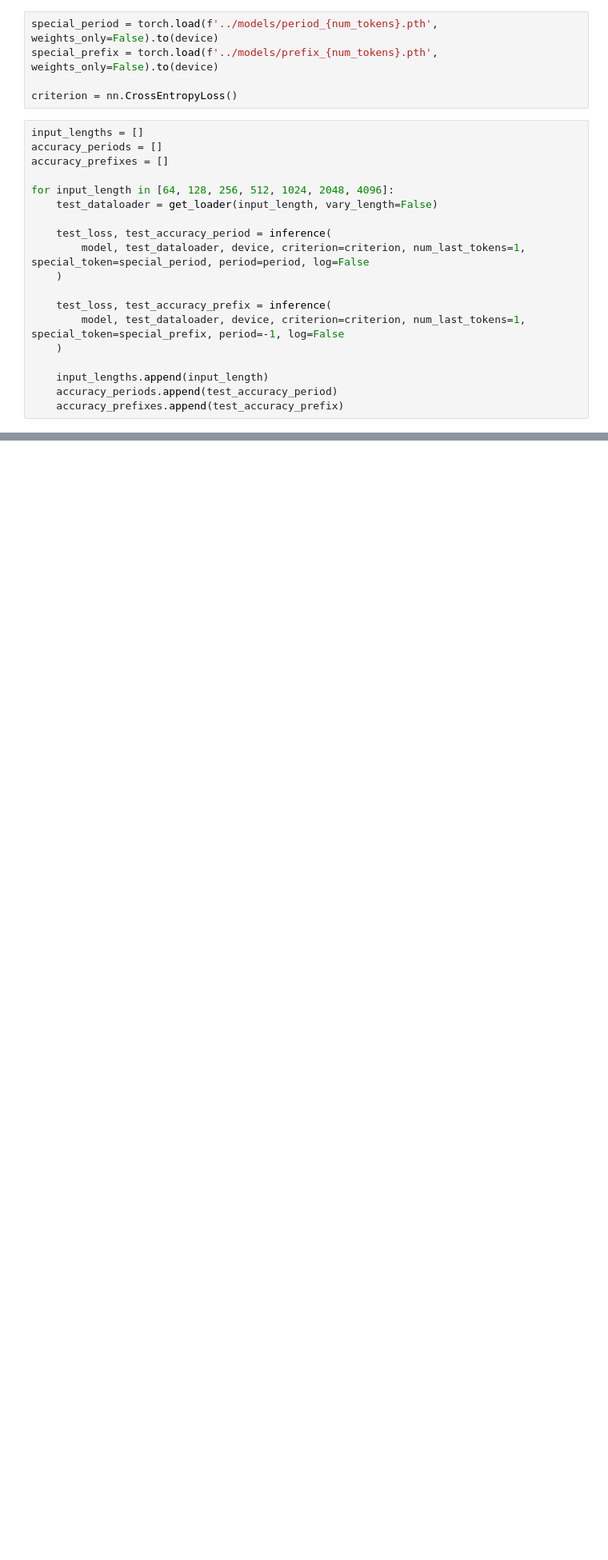
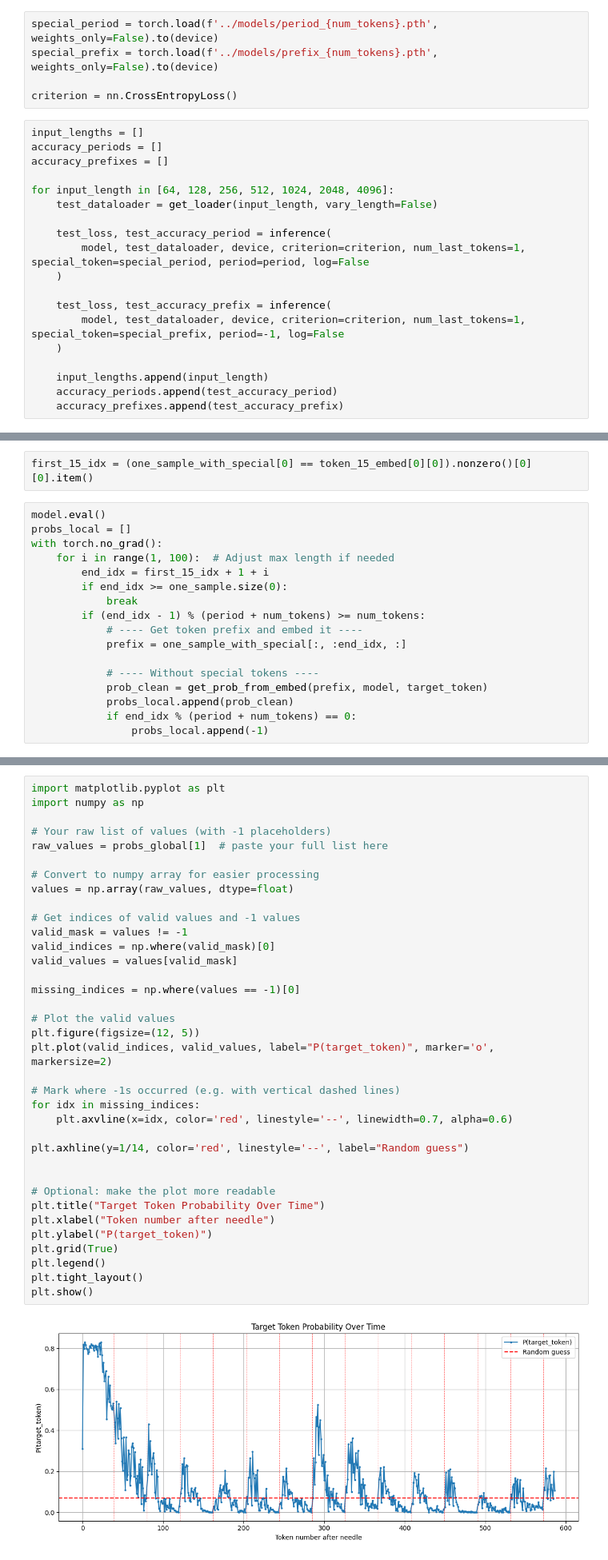
Before and after one commit to AlekseyVlasov/mamba_research, a Jupyter notebook: notebooks/induction_heads.ipynb, the cells around one changed output, grey strips where cells are left out. Shown at 80% size. Saved outputs shown, nothing was run; the diff lists cells and outputs as text; blank space fills up the shorter version.

```diff
--- a/notebooks/induction_heads.ipynb
+++ b/notebooks/induction_heads.ipynb
@@ -131,0 +264,19 @@ plt.show()
+# %%
+first_15_idx = (one_sample_with_special[0] == token_15_embed[0][0]).nonzero()[0][0].item()
+# %%
+model.eval()
+probs_local = []
+with torch.no_grad():
+    for i in range(1, 100):  # Adjust max length if needed
+        end_idx = first_15_idx + 1 + i
+        if end_idx >= one_sample.size(0):
+            break
+        if (end_idx - 1) % (period + num_tokens) >= num_tokens:
+            # ---- Get token prefix and embed it ----
+            prefix = one_sample_with_special[:, :end_idx, :]
+
+            # ---- Without special tokens ----
+            prob_clean = get_prob_from_embed(prefix, model, target_token)
+            probs_local.append(prob_clean)
+            if end_idx % (period + num_tokens) == 0:
+                probs_local.append(-1)
@@ -131,0 +331,38 @@ plt.show()
+# %%
+import matplotlib.pyplot as plt
+import numpy as np
+
+# Your raw list of values (with -1 placeholders)
+raw_values = probs_global[1]  # paste your full list here
+
+# Convert to numpy array for easier processing
+values = np.array(raw_values, dtype=float)
+
+# Get indices of valid values and -1 values
+valid_mask = values != -1
+valid_indices = np.where(valid_mask)[0]
+valid_values = values[valid_mask]
+
+missing_indices = np.where(values == -1)[0]
+
+# Plot the valid values
+plt.figure(figsize=(12, 5))
+plt.plot(valid_indices, valid_values, label="P(target_token)", marker='o', markersize=2)
+
+# Mark where -1s occurred (e.g. with vertical dashed lines)
+for idx in missing_indices:
+    plt.axvline(x=idx, color='red', linestyle='--', linewidth=0.7, alpha=0.6)
+
+plt.axhline(y=1/14, color='red', linestyle='--', label="Random guess")
+
+
+# Optional: make the plot more readable
+plt.title("Target Token Probability Over Time")
+plt.xlabel("Token number after needle")
+plt.ylabel("P(target_token)")
+plt.grid(True)
+plt.legend()
+plt.tight_layout()
+plt.show()
+# %% [output]
+[figure, added]
```
Also changed, not shown: parts of 26 cells of this notebook.
